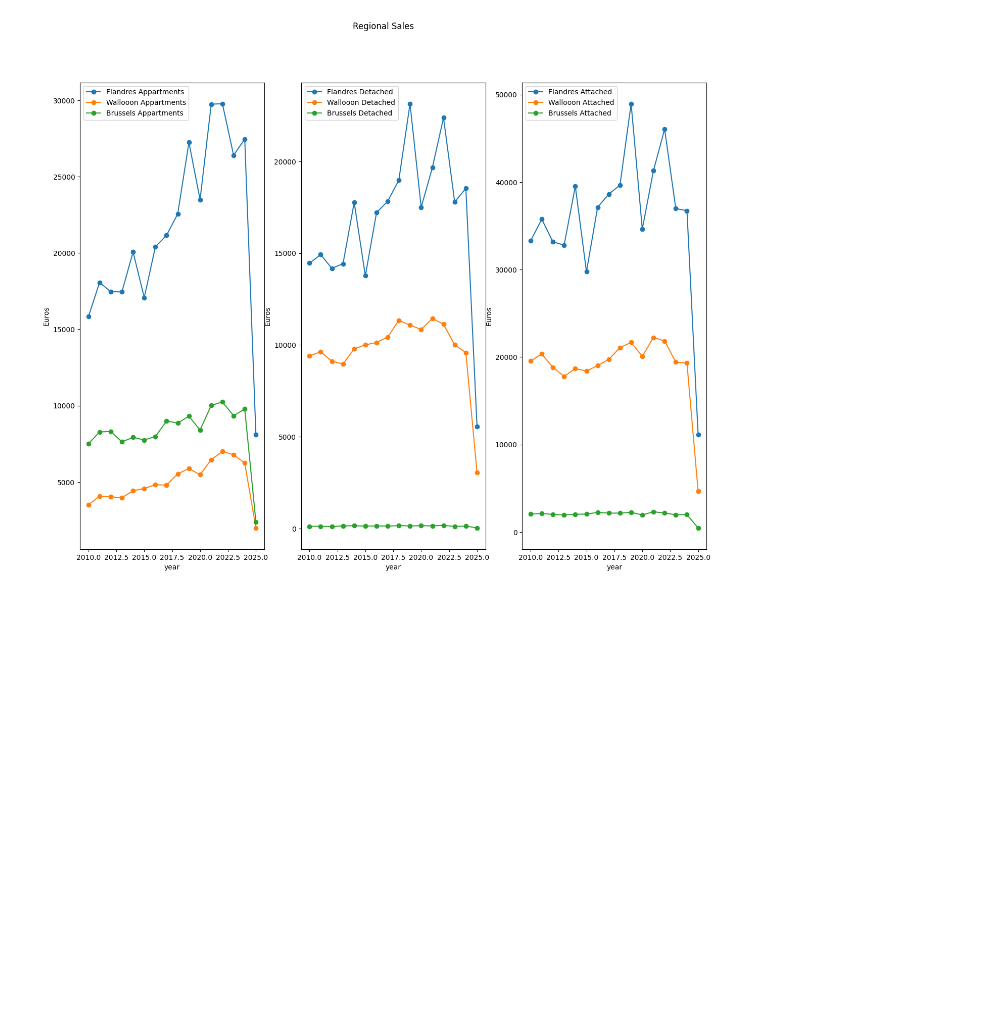
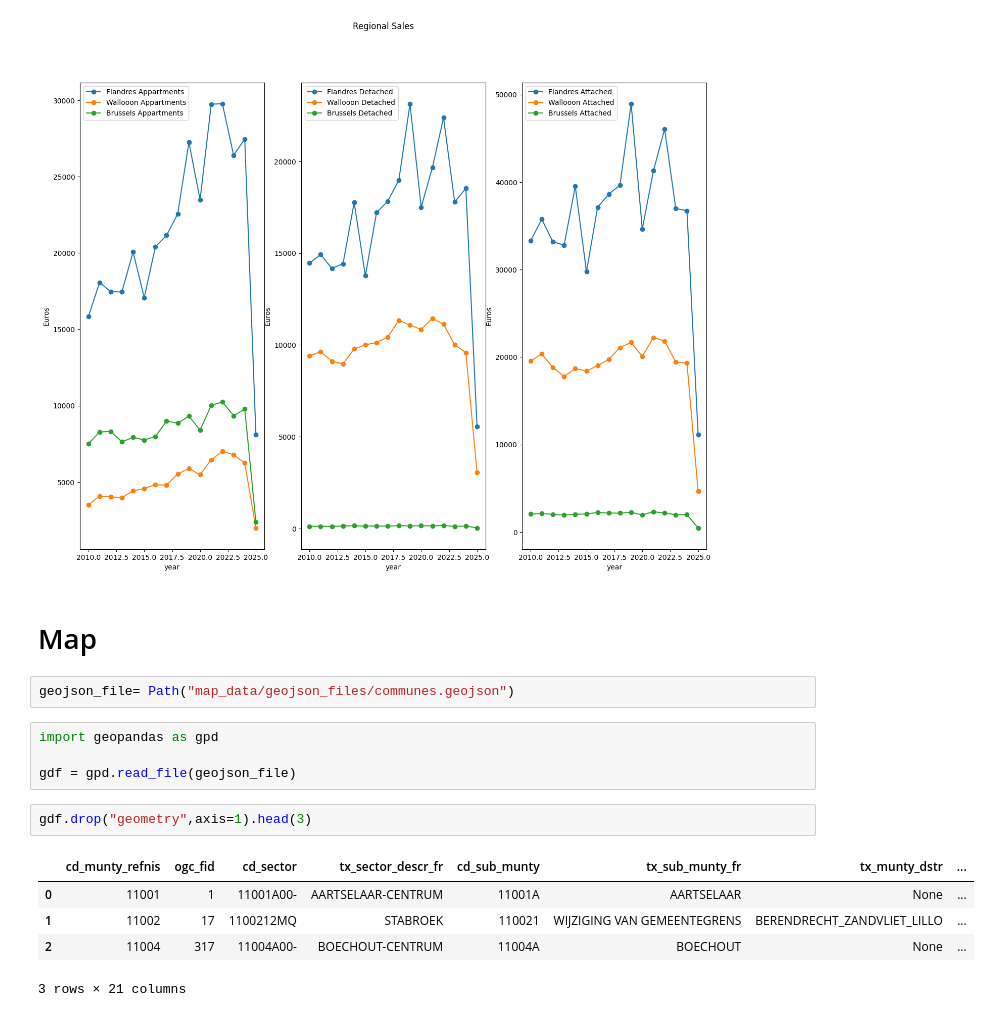
Before and after one commit to DSP-Tan/belgian_real_estate, a Jupyter notebook: visualisation.ipynb, the cells around one changed output. Drawn from its saved outputs; the diff is of its cells as text; blank space fills up the shorter version.

```diff
--- a/visualisation.ipynb
+++ b/visualisation.ipynb
@@ -241,3 +245,19 @@ axes[2].set_xlabel("year")
 axes[2].legend();
 # %% [output]
 [figure]
+# %% [markdown]
+# Map
+# %%
+geojson_file= Path("map_data/geojson_files/communes.geojson")
+# %%
+import geopandas as gpd
+
+gdf = gpd.read_file(geojson_file)
+# %%
+gdf.drop("geometry",axis=1).head(3)
+# %% [output]
+|  | cd_munty_refnis | ogc_fid | cd_sector | tx_sector_descr_fr | cd_sub_munty | tx_sub_munty_fr | tx_munty_dstr | ... |
+| 0 | 11001 | 1 | 11001A00- | AARTSELAAR-CENTRUM | 11001A | AARTSELAAR | None | ... |
+| 1 | 11002 | 17 | 1100212MQ | STABROEK | 110021 | WIJZIGING VAN GEMEENTEGRENS | BERENDRECHT_ZANDVLIET_LILLO | ... |
+| 2 | 11004 | 317 | 11004A00- | BOECHOUT-CENTRUM | 11004A | BOECHOUT | None | ... |
+3 rows × 21 columns
```
Also changed, not shown: parts of 7 cells of this notebook.
